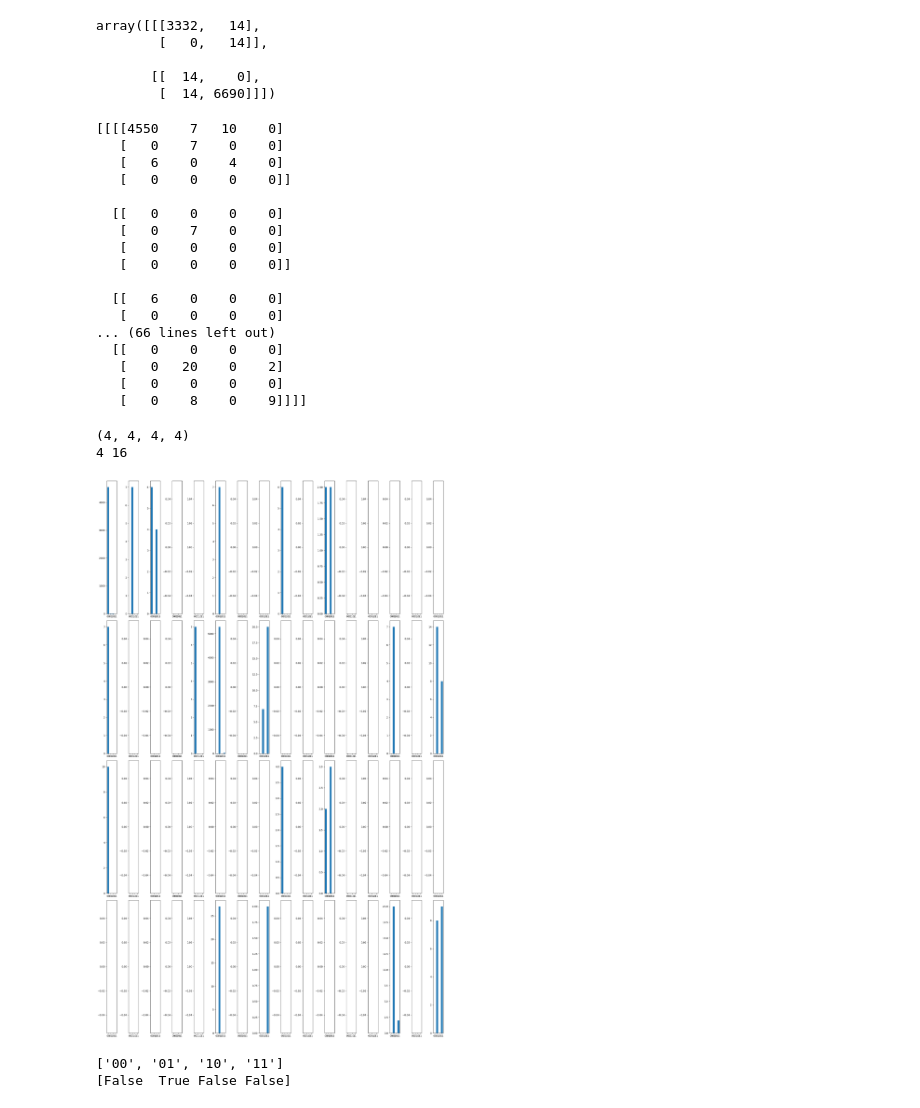
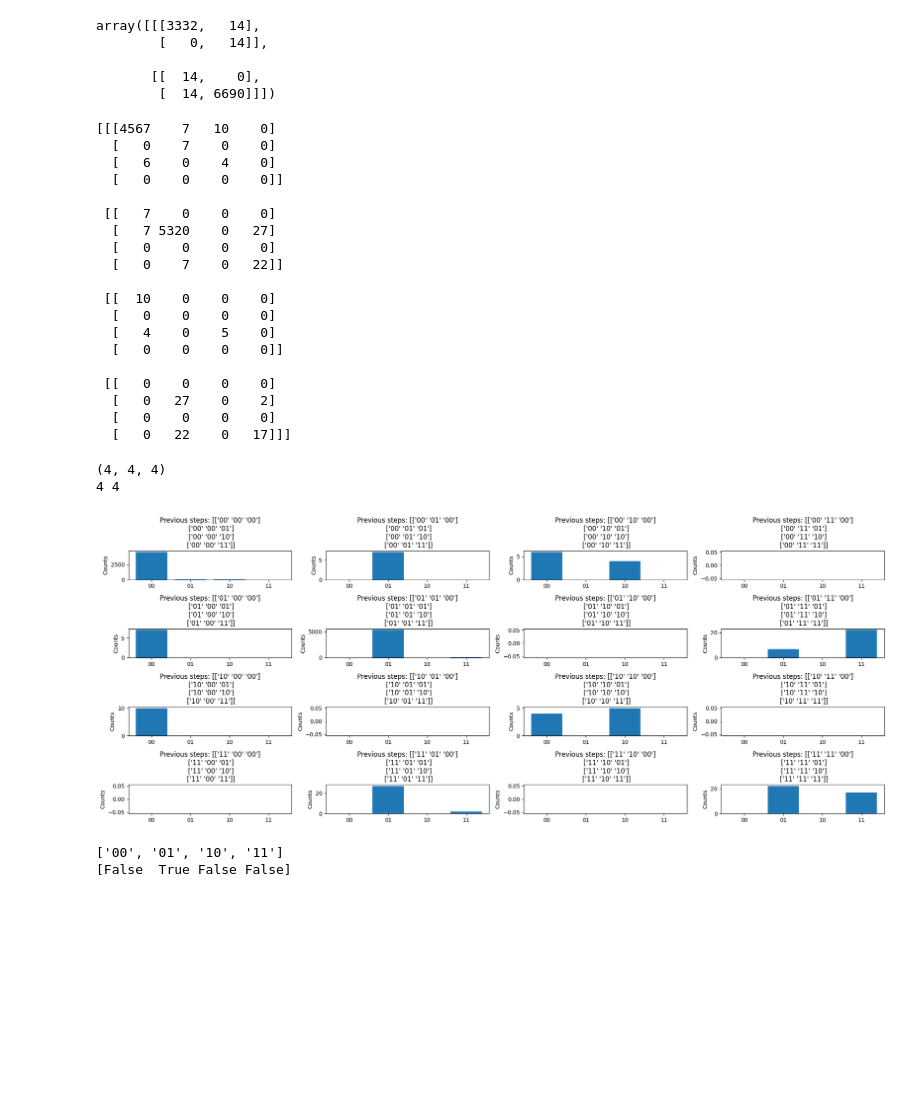
Before and after one commit to smartHome-LUCAMI/Projekt, a Jupyter notebook: hist_func_testing.ipynb, the cells around one changed output. Cells and saved outputs as stored; diff of their text form; code cells hidden in the pictures; blank space fills up the shorter version.

```diff
--- a/hist_func_testing.ipynb
+++ b/hist_func_testing.ipynb
@@ -221,29 +221,31 @@ array([[[3332,   14],
        [[  14,    0],
         [  14, 6690]]])
 # %%
-testing_matrix = observable_observable(data_frame=df, steps=3, o_states=o_states, observations_col_idx=3)
+testing_matrix = observable_observable(data_frame=df, steps=2, o_states=o_states, observations_col_idx=3)
 # %%
 print(testing_matrix)
 # %% [output]
-[[[[4550    7   10    0]
-   [   0    7    0    0]
-   [   6    0    4    0]
-   [   0    0    0    0]]
+[[[4567    7   10    0]
+  [   0    7    0    0]
+  [   6    0    4    0]
+  [   0    0    0    0]]
 
-  [[   0    0    0    0]
-   [   0    7    0    0]
-   [   0    0    0    0]
-   [   0    0    0    0]]
+ [[   7    0    0    0]
+  [   7 5320    0   27]
+  [   0    0    0    0]
+  [   0    7    0   22]]
 
-  [[   6    0    0    0]
-   [   0    0    0    0]
-... (66 lines left out)
-  [[   0    0    0    0]
-   [   0   20    0    2]
-   [   0    0    0    0]
-   [   0    8    0    9]]]]
+ [[  10    0    0    0]
+  [   0    0    0    0]
+  [   4    0    5    0]
+  [   0    0    0    0]]
+
+ [[   0    0    0    0]
+  [   0   27    0    2]
+  [   0    0    0    0]
+  [   0   22    0   17]]]
 # %%
-def plot_histogram(matrix, states):
+def plot_histogram(matrix, h_states, o_states, graph_type):
     x_dim = np.product(matrix.shape[0])
     y_dim = np.product(matrix.shape[1:-1])
     print(matrix.shape)
@@ -257,22 +259,26 @@ def plot_histogram(matrix, states):
 
     fig, axs = plt.subplots(x_dim, y_dim, figsize=(x_dim * 5, y_dim * 2))
 
+    titles = np.array(list(product(o_states, repeat=len(matrix.shape))))
+    titles = titles.reshape(list(matrix.shape) + [titles.shape[-1]])
+
+
     matrix = matrix.reshape(x_dim, y_dim, matrix.shape[-1])
 
     for i in range(x_dim):
         for j in range(y_dim):
-            axs[i, j].bar(states, matrix[i, j, :])
-
-
+            axs[i, j].bar(o_states, matrix[i, j, :])
+            axs[i, j].set_title("Previous steps: " + str(titles[i, j, :]))
+            axs[i, j].set_ylabel("Counts")
 
     plt.tight_layout()
     plt.show()
 # %%
-plot_histogram(testing_matrix, o_states)
+plot_histogram(testing_matrix, h_states, o_states, "hidden_hidden")
 # %% [output]
-(4, 4, 4, 4)
-4 16
+(4, 4, 4)
+4 4
-[figure, old version]
+[figure, new version]
 # %%
 
 t = ['01']*4
```
Also changed, not shown: parts of 4 cells of this notebook, 2 other files.
